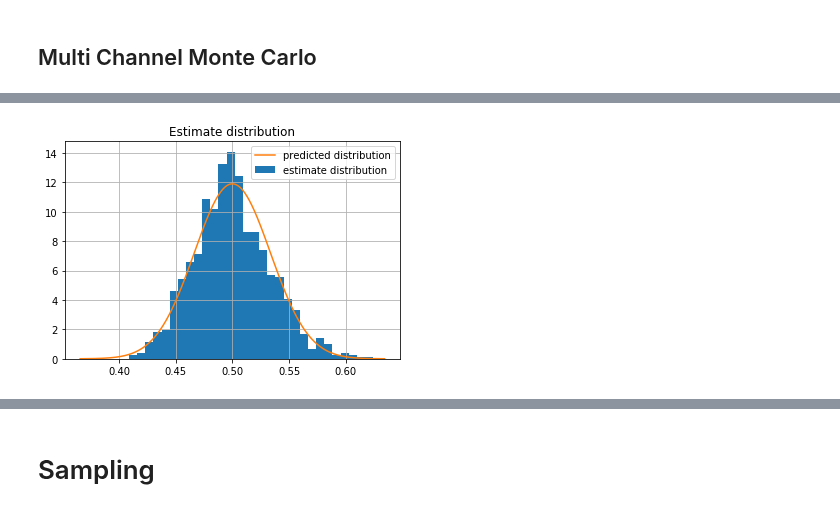
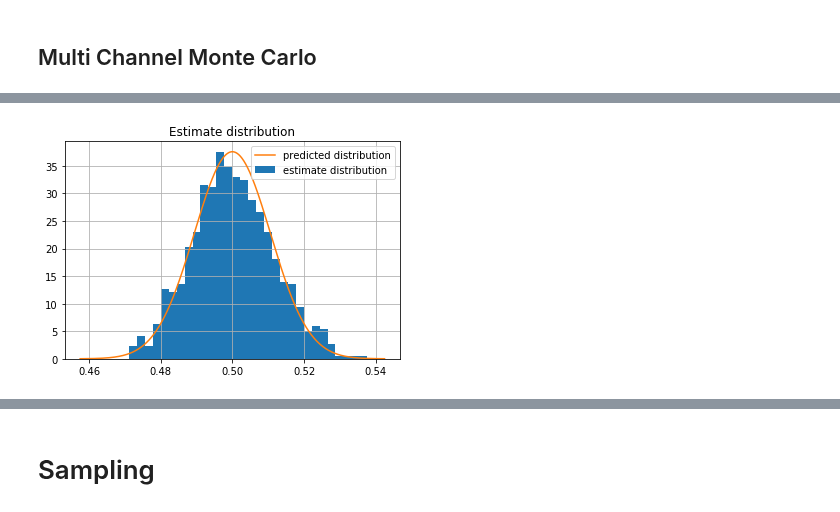
Before and after one commit to mathisgerdes/hep-monte-carlo, a Jupyter notebook: intro/monte_carlo.ipynb, the cells around one changed output, grey strips where cells are left out. Cells and saved outputs as stored; diff of their text form; code cells hidden in the pictures.

```diff
--- a/intro/monte_carlo.ipynb
+++ b/intro/monte_carlo.ipynb
@@ -338,42 +212,6 @@ We want to sample according to a pdf $p(x)$. We know another (similar) pdf $h(x)
 Then use the following algorithm:
 1. sample $x$ according to $h$
 2. generate random number $u \in [0,1]$ and accept $x$ if $p(x) \geq uCh(x)$, else reject and start over
-# %%
-def assure_2d(array):
-    if array.ndim == 2:
-        return array
-    elif array.ndim == 1:
-        return array[:, np.newaxis]
-    else:
-        raise RuntimeError("Array must be 1 or 2 dimensional.")
-
-class AcceptionRejection(object):
-    # for use in monte carlo it will be useful to have a parameter-less sample function,
-    # therefore use a callable object
-    def __init__(self, p, C, dim=1, sample_pdf=lambda *x: 1, sample_generator=None):
-        """
-        Args:
-            p: Unnormalized (!) probability distribution function.
-            sample_pdf: Probability distribution of known sample_generator.
-        """
-        self.p = p
-        self.C = C
-        self.dim = dim
-        self.sample_pdf = sample_pdf
-        if sample_generator is None:
-            sample_generator = lambda N: np.random.rand(N * self.dim).reshape(N, self.dim)
-        self.sample = sample_generator
-
-    def __call__(self, N):
-        x = np.empty((N, self.dim))
-
-        indices = np.arange(N)
-        while indices.size > 0:
-            proposal = assure_2d(self.sample(indices.size))
-            accept = np.random.rand(indices.size) * self.C * self.sample_pdf(*proposal.transpose()) <= self.p(*proposal.transpose())
-            x[indices[accept]] = proposal[accept]
-            indices = indices[np.logical_not(accept)]
-        return x
 # %%
 # 1D example
 a = 2
@@ -922,22 +402,22 @@ plt.show()
 # %%
 def compare_distribution(fn, true_val, N, iterations, method, bins=20):
     values = np.empty(iterations)
     mean_var = 0
     for i in range(iterations):
         values[i], var = method(fn, N)
         mean_var += var**2 / iterations
     plt.hist(values, bins=bins, normed=True, label="estimate distribution")
     x = np.linspace(true_val-4*np.sqrt(mean_var), true_val+4*np.sqrt(mean_var), 1000)
     plt.plot(x, np.exp(-(x-true_val)**2/2/mean_var) / np.sqrt(np.pi*2*mean_var), label="predicted distribution")
     plt.title("Estimate distribution")
     plt.grid()
     plt.legend(loc="best")
 
 fn = lambda x: np.sin(2*np.pi*x)**2
 channels = Channels([sampling1], [p1])
-mcmci = MonteCarloMultiImportance(channels, var_weighted=False).get_interface_ratios(Nj=100, r1=0, r2=0, r3=1)
+mcmci = MonteCarloMultiImportance(channels, var_weighted=False).get_interface_ratios(Nj=200, r1=0, r2=0, r3=1)
 mcmci1 = MonteCarloImportance(1, sampling_fn=sampling1, pdf=p1)
 # compare_distribution(fn, 0.5, 400, 1000, mcmci1, bins=30)
-compare_distribution(fn, .5, 500, 1000, mcmci, bins=30)
+compare_distribution(fn, .5, 5000, 1000, mcmci, bins=30)
 # %% [output]
-[figure, old version]
+[figure, new version]
```
Also changed, not shown: parts of 31 cells of this notebook, 3 other files.
